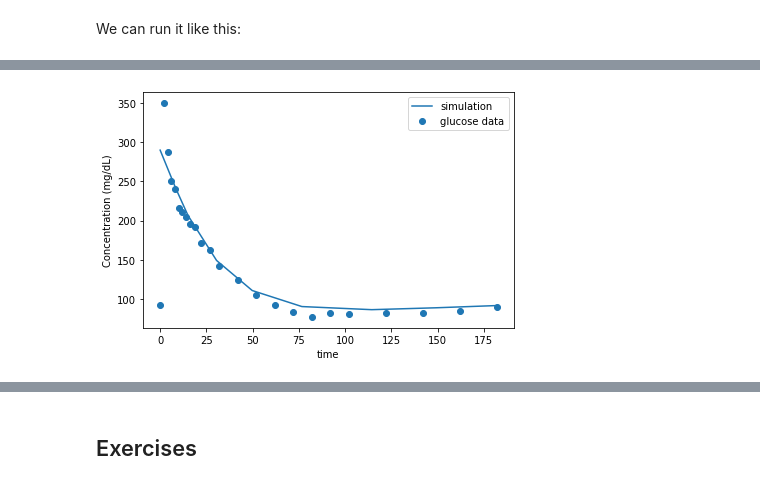
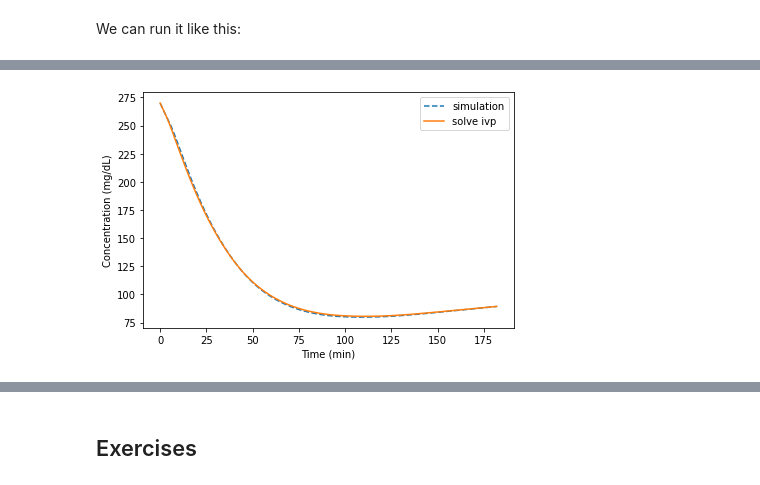
Before and after one commit to AllenDowney/ModSim, a Jupyter notebook: python/soln/chap18.ipynb, the cells around one changed output, grey strips where cells are left out. Cells and saved outputs as stored; diff of their text form; code cells hidden in the pictures.

```diff
--- a/python/soln/chap18.ipynb
+++ b/python/soln/chap18.ipynb
@@ -61,16 +77,16 @@ We can pass `params` and `data` to `make_system`:
 def make_system(params, data):
     G0, k1, k2, k3 = params
 
-    Gb = data.glucose[0]
-    Ib = data.insulin[0]
-    I = interpolate(data.insulin)
-
     t_0 = data.index[0]
     t_end = data.index[-1]
 
+    Gb = data.glucose[t_0]
+    Ib = data.insulin[t_0]
+    I = interpolate(data.insulin)
+
     init = State(G=G0, X=0)
 
-    return System(params=params, init=init,
+    return System(init=init, params=params,
                   Gb=Gb, Ib=Ib, I=I,
                   t_0=t_0, t_end=t_end, dt=2)
 # %% [markdown]
@@ -131,14 +159,10 @@ results, we are ready to run the simulation. We'll use this version of
 # %%
-
-
 def run_simulation(system, update_func):
-    init = system.init
-    t_0, t_end, dt = system.t_0, system.t_end, system.dt
-
     t_array = linrange(system.t_0, system.t_end, system.dt)
     n = len(t_array)
 
-    frame = TimeFrame(index=t_array, columns=init.index)
+    frame = TimeFrame(index=t_array,
+                      columns=system.init.index)
     frame.iloc[0] = system.init
 
     for i in range(n-1):
@@ -236,0 +262,3 @@ Now we can call `run_ode_solver` like this:
+# %%
+results2, details = run_solve_ivp(system, slope_func,
+                                  t_eval=results.index)
@@ -237,5 +274,2 @@ Now we can call `run_ode_solver` like this:
 # %%
-
-
-results2, details = run_solve_ivp(system, slope_func)
-details
+details.success
@@ -257,8 +300,8 @@ and `X`.
 # %%
+results.G.plot(style='--', label='simulation')
+results2.G.plot(style='-', label='solve ivp')
 
-
-results2.G.plot(style='-', label='simulation')
-data.glucose.plot(style='o', color='C0', label='glucose data')
-decorate(ylabel='Concentration (mg/dL)')
+decorate(xlabel='Time (min)',
+         ylabel='Concentration (mg/dL)')
 # %% [output]
-[figure, old version]
+[figure, new version]
```
Also changed, not shown: parts of 55 cells of this notebook, 12 other files.
